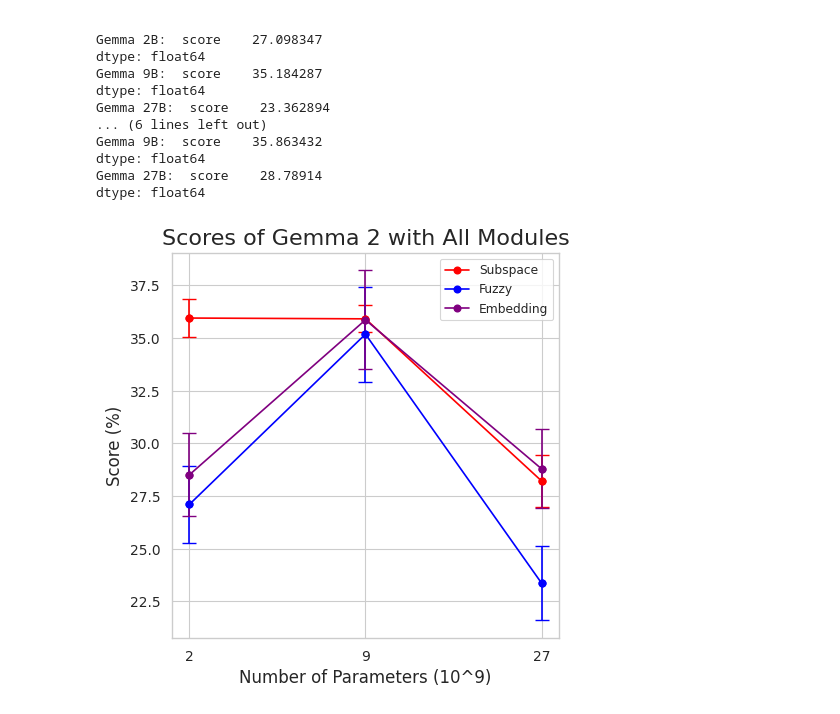
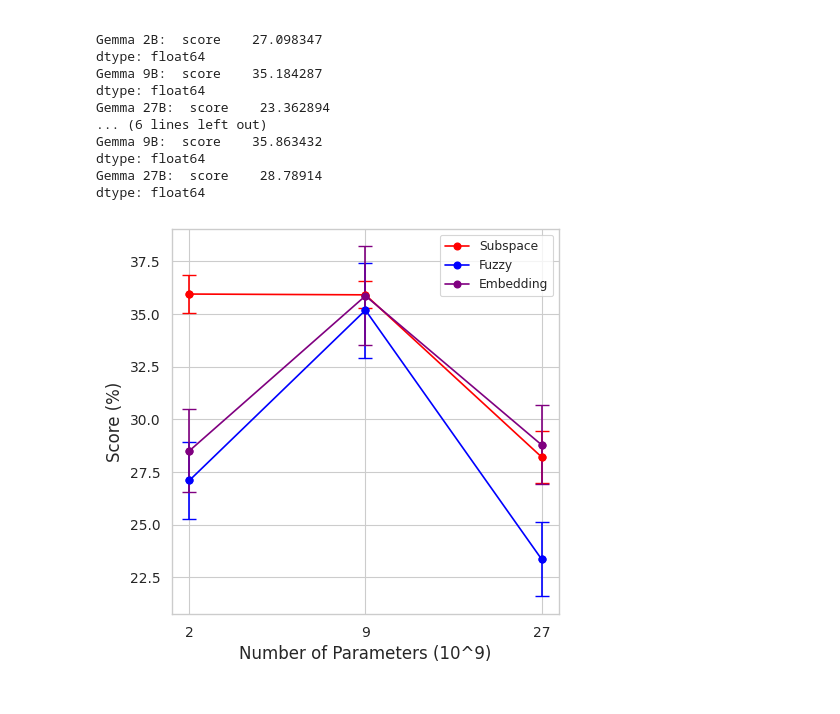
Before and after one commit to swaggirl9000/humor, a Jupyter notebook: experiments/16_subspace.ipynb, the cells around one changed output. Drawn from its saved outputs; the diff is of its cells as text; code cells hidden in the pictures.

```diff
--- a/experiments/16_subspace.ipynb
+++ b/experiments/16_subspace.ipynb
@@ -87,32 +87,31 @@ sems_fuzzy = [gemma2_bimetric['score'].sem(),
                gemma27_bimetric['score'].sem()]
 
 
 means_embed = [gemma2_vec_metric['score'].mean(),
                gemma9_vec_metric['score'].mean(),
                gemma27_vec_metric['score'].mean()]
 sems_embed = [gemma2_vec_metric['score'].sem(),
                gemma9_vec_metric['score'].sem(),
                gemma27_vec_metric['score'].sem()]
 
 x_values = range(len(labels))
 
 plt.plot(x_values, means, marker='o', linestyle='-', color='red', label='Subspace')
 plt.errorbar(x_values, means, yerr=sems, fmt='o', color='red', capsize=5, linestyle='None')
 
 plt.plot(x_values, means_fuzzy, marker='o', linestyle='-', color='blue', label='Fuzzy')
 plt.errorbar(x_values, means_fuzzy, yerr=sems_fuzzy, fmt='o', color='blue', capsize=5, linestyle='None')
 
 plt.plot(x_values, means_embed, marker='o', linestyle='-', color='purple', label='Embedding')
 plt.errorbar(x_values, means_embed, yerr=sems_embed, fmt='o', color='purple', capsize=5, linestyle='None')
 
 plt.xticks(x_values, labels)
 plt.ylabel('Score (%)', fontsize=12)
 plt.xlabel('Number of Parameters (10^9)', fontsize=12)
-plt.title('Scores of Gemma 2 with All Modules', fontsize=16)
 plt.xticks(fontsize=10)
 plt.yticks(fontsize=10)
 plt.legend()
 plt.savefig("experiment_16.png", dpi=300, bbox_inches="tight")
 plt.show()
 # %% [output]
-[figure, old version]
+[figure, new version]
```
Also changed, not shown: 2 other files.
